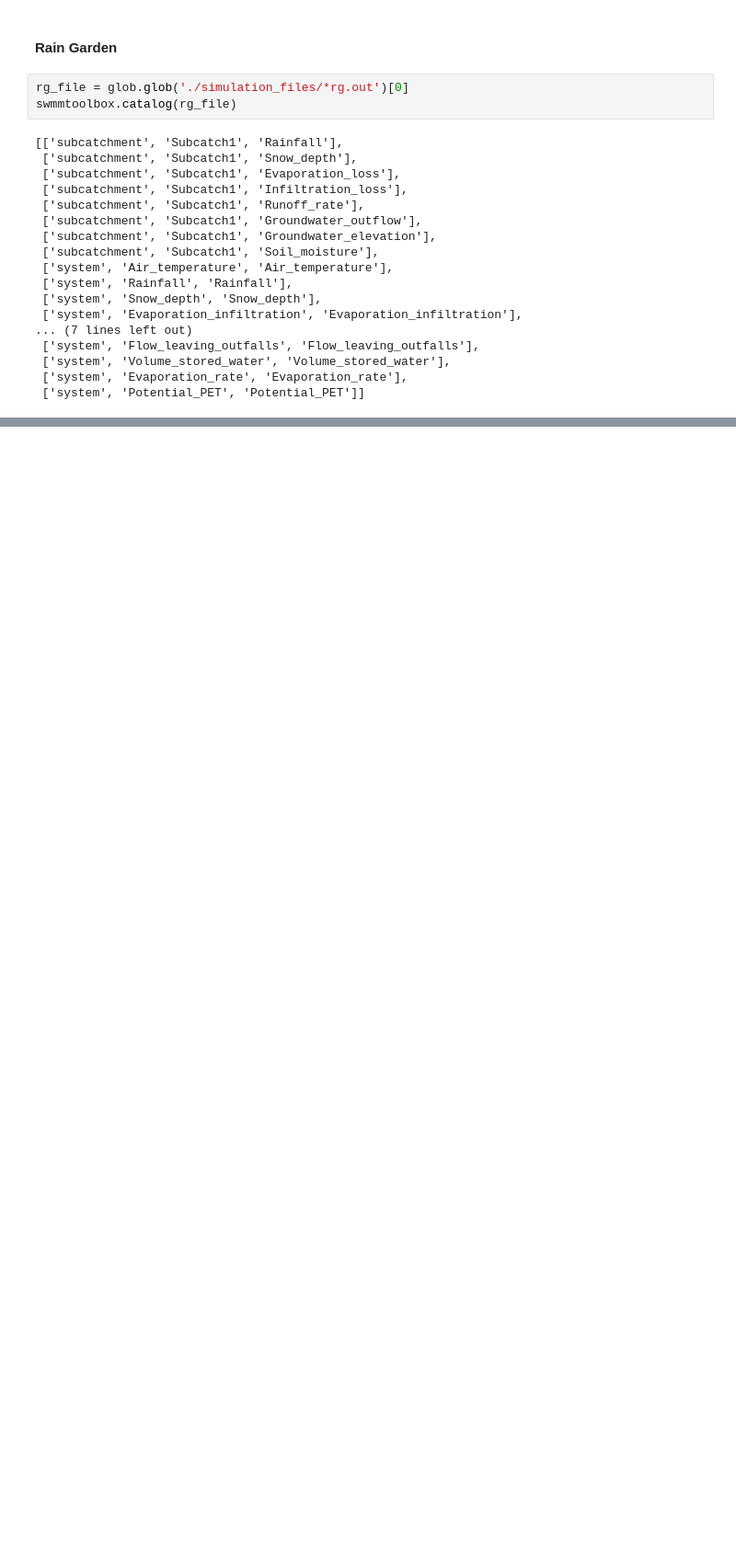
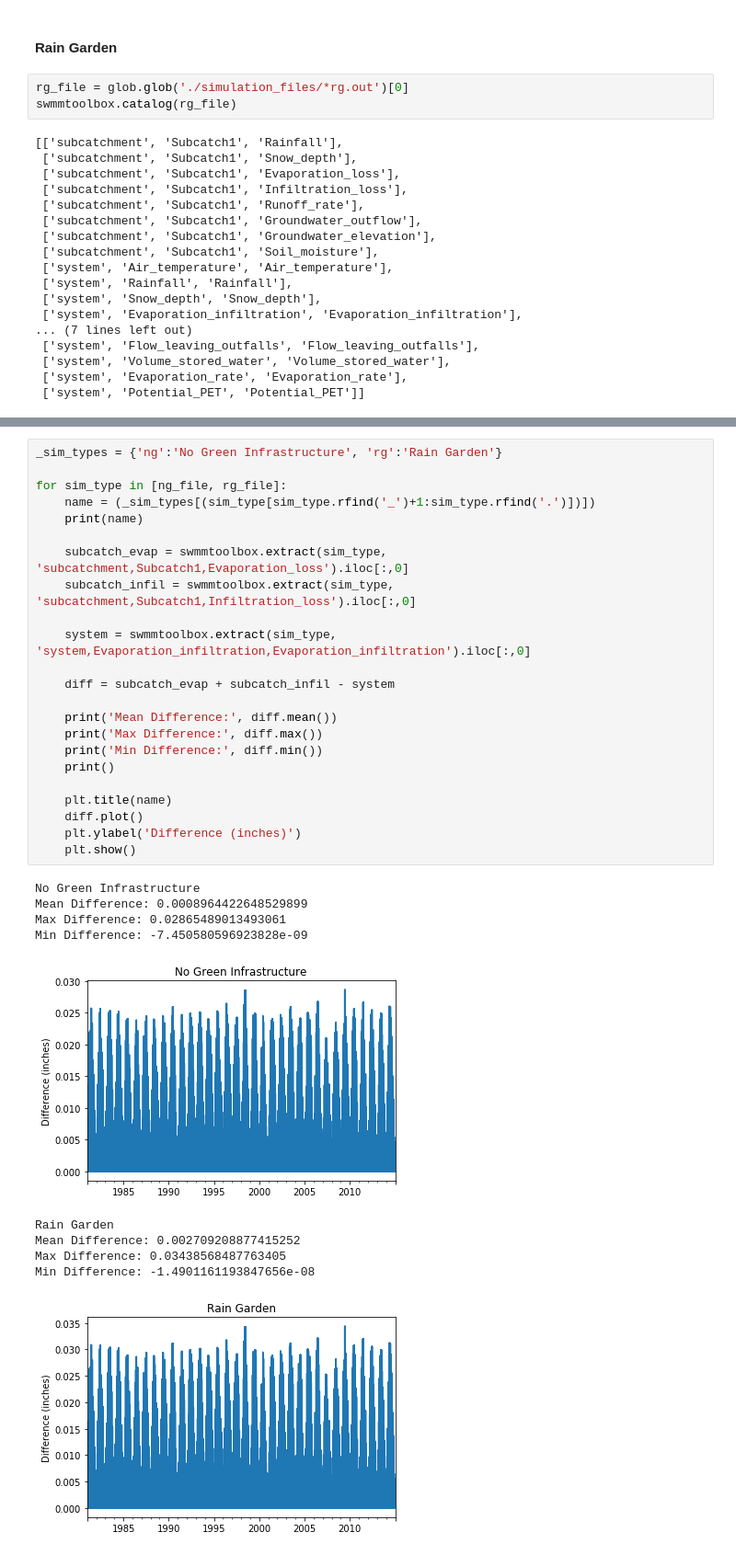
Before and after one commit to ncsa/CPRHD_WNV_USA_SWMM, a Jupyter notebook: jupyter_notebooks/SWMM_Data_Extraction/Binary_Data_Extraction.ipynb, the cells around one changed output, grey strips where cells are left out. Shown at 92% size. Cells and saved outputs as stored; diff of their text form; blank space fills up the shorter version.

```diff
--- a/jupyter_notebooks/SWMM_Data_Extraction/Binary_Data_Extraction.ipynb
+++ b/jupyter_notebooks/SWMM_Data_Extraction/Binary_Data_Extraction.ipynb
@@ -211,0 +234,34 @@ Name: system__Dry_weather_inflow, Length: 12418, dtype: float64
+# %%
+_sim_types = {'ng':'No Green Infrastructure', 'rg':'Rain Garden'}
+
+for sim_type in [ng_file, rg_file]:
+    name = (_sim_types[(sim_type[sim_type.rfind('_')+1:sim_type.rfind('.')])])
+    print(name)
+
+    subcatch_evap = swmmtoolbox.extract(sim_type, 'subcatchment,Subcatch1,Evaporation_loss').iloc[:,0]
+    subcatch_infil = swmmtoolbox.extract(sim_type, 'subcatchment,Subcatch1,Infiltration_loss').iloc[:,0]
+
+    system = swmmtoolbox.extract(sim_type, 'system,Evaporation_infiltration,Evaporation_infiltration').iloc[:,0]
+
+    diff = subcatch_evap + subcatch_infil - system
+
+    print('Mean Difference:', diff.mean())
+    print('Max Difference:', diff.max())
+    print('Min Difference:', diff.min())
+    print()
+
+    plt.title(name)
+    diff.plot()
+    plt.ylabel('Difference (inches)')
+    plt.show()
+# %% [output]
+No Green Infrastructure
+Mean Difference: 0.0008964422648529899
+Max Difference: 0.02865489013493061
+Min Difference: -7.450580596923828e-09
+[figure, added]
+Rain Garden
+Mean Difference: 0.002709208877415252
+Max Difference: 0.03438568487763405
+Min Difference: -1.4901161193847656e-08
+[figure, added]
```
Also changed, not shown: parts of 14 cells of this notebook, 13 other files.
